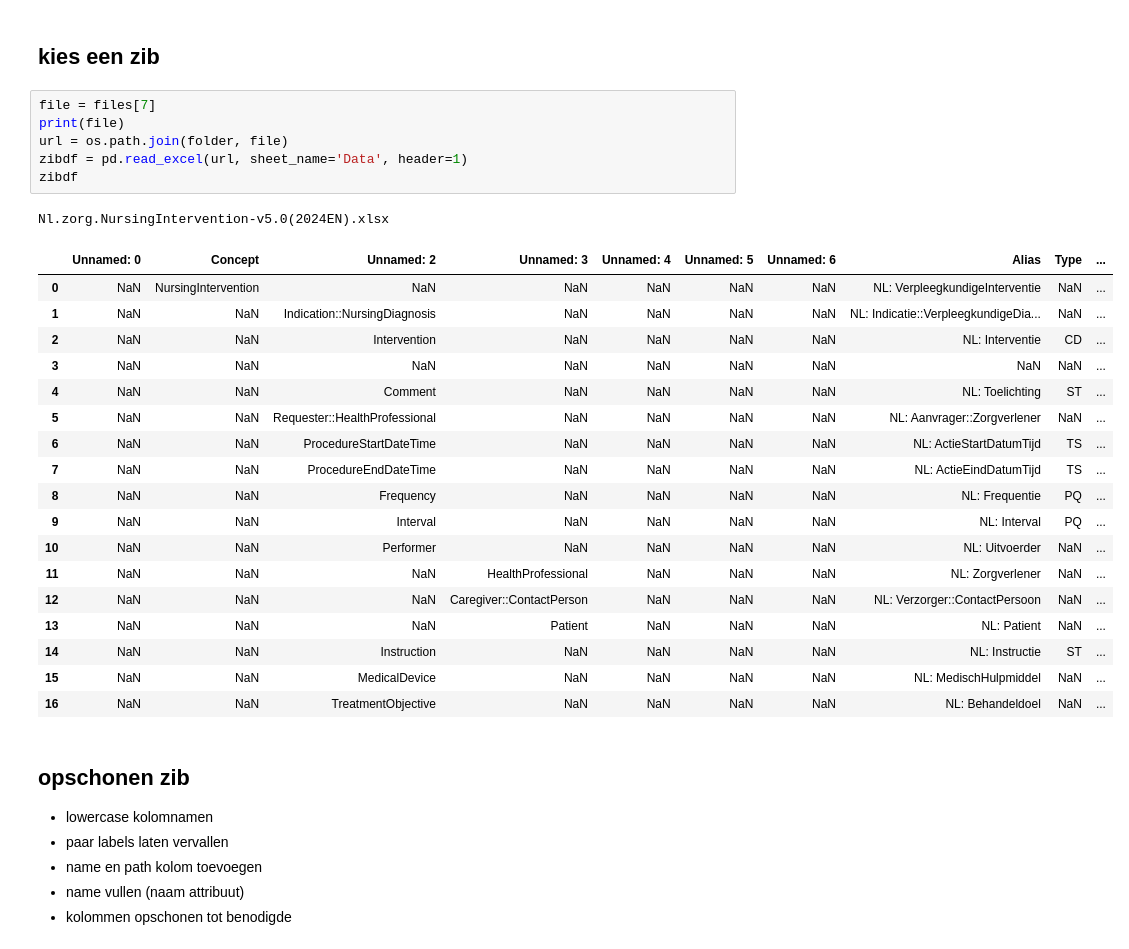
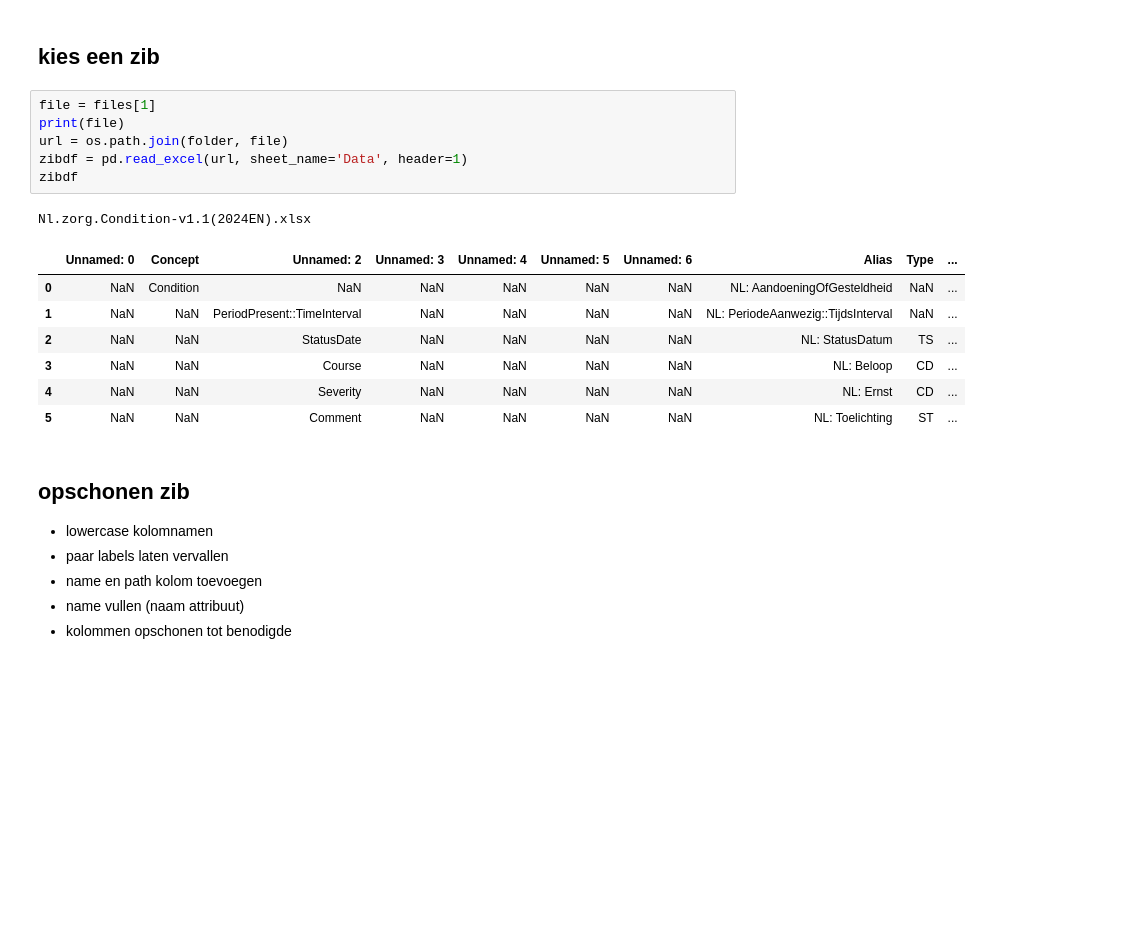
Before and after one commit to Nictiz/eu-nl-compared, a Jupyter notebook: zib2024-to-map.ipynb, the cells around one changed output. Saved outputs shown, nothing was run; the diff lists cells and outputs as text; blank space fills up the shorter version.

```diff
--- a/zib2024-to-map.ipynb
+++ b/zib2024-to-map.ipynb
@@ -35,31 +33,20 @@ files = os.listdir(folder)
 # %% [markdown]
 ## kies een zib
 # %%
-file = files[7]
+file = files[1]
 print(file)
 url = os.path.join(folder, file)
 zibdf = pd.read_excel(url, sheet_name='Data', header=1)
 zibdf
 # %% [output]
-Nl.zorg.NursingIntervention-v5.0(2024EN).xlsx
+Nl.zorg.Condition-v1.1(2024EN).xlsx
 |  | Unnamed: 0 | Concept | Unnamed: 2 | Unnamed: 3 | Unnamed: 4 | Unnamed: 5 | Unnamed: 6 | Alias | Type | ... |
-| 0 | NaN | NursingIntervention | NaN | NaN | NaN | NaN | NaN | NL: VerpleegkundigeInterventie | NaN | ... |
-| 1 | NaN | NaN | Indication::NursingDiagnosis | NaN | NaN | NaN | NaN | NL: Indicatie::VerpleegkundigeDia... | NaN | ... |
-| 2 | NaN | NaN | Intervention | NaN | NaN | NaN | NaN | NL: Interventie | CD | ... |
-| 3 | NaN | NaN | NaN | NaN | NaN | NaN | NaN | NaN | NaN | ... |
-| 4 | NaN | NaN | Comment | NaN | NaN | NaN | NaN | NL: Toelichting | ST | ... |
-| 5 | NaN | NaN | Requester::HealthProfessional | NaN | NaN | NaN | NaN | NL: Aanvrager::Zorgverlener | NaN | ... |
-| 6 | NaN | NaN | ProcedureStartDateTime | NaN | NaN | NaN | NaN | NL: ActieStartDatumTijd | TS | ... |
-| 7 | NaN | NaN | ProcedureEndDateTime | NaN | NaN | NaN | NaN | NL: ActieEindDatumTijd | TS | ... |
-| 8 | NaN | NaN | Frequency | NaN | NaN | NaN | NaN | NL: Frequentie | PQ | ... |
-| 9 | NaN | NaN | Interval | NaN | NaN | NaN | NaN | NL: Interval | PQ | ... |
-| 10 | NaN | NaN | Performer | NaN | NaN | NaN | NaN | NL: Uitvoerder | NaN | ... |
-| 11 | NaN | NaN | NaN | HealthProfessional | NaN | NaN | NaN | NL: Zorgverlener | NaN | ... |
-| 12 | NaN | NaN | NaN | Caregiver::ContactPerson | NaN | NaN | NaN | NL: Verzorger::ContactPersoon | NaN | ... |
-| 13 | NaN | NaN | NaN | Patient | NaN | NaN | NaN | NL: Patient | NaN | ... |
-| 14 | NaN | NaN | Instruction | NaN | NaN | NaN | NaN | NL: Instructie | ST | ... |
-| 15 | NaN | NaN | MedicalDevice | NaN | NaN | NaN | NaN | NL: MedischHulpmiddel | NaN | ... |
-| 16 | NaN | NaN | TreatmentObjective | NaN | NaN | NaN | NaN | NL: Behandeldoel | NaN | ... |
+| 0 | NaN | Condition | NaN | NaN | NaN | NaN | NaN | NL: AandoeningOfGesteldheid | NaN | ... |
+| 1 | NaN | NaN | PeriodPresent::TimeInterval | NaN | NaN | NaN | NaN | NL: PeriodeAanwezig::TijdsInterval | NaN | ... |
+| 2 | NaN | NaN | StatusDate | NaN | NaN | NaN | NaN | NL: StatusDatum | TS | ... |
+| 3 | NaN | NaN | Course | NaN | NaN | NaN | NaN | NL: Beloop | CD | ... |
+| 4 | NaN | NaN | Severity | NaN | NaN | NaN | NaN | NL: Ernst | CD | ... |
+| 5 | NaN | NaN | Comment | NaN | NaN | NaN | NaN | NL: Toelichting | ST | ... |
 # %% [markdown]
 ## opschonen zib
 
```
Also changed, not shown: parts of 2 cells of this notebook, 15 other files.
